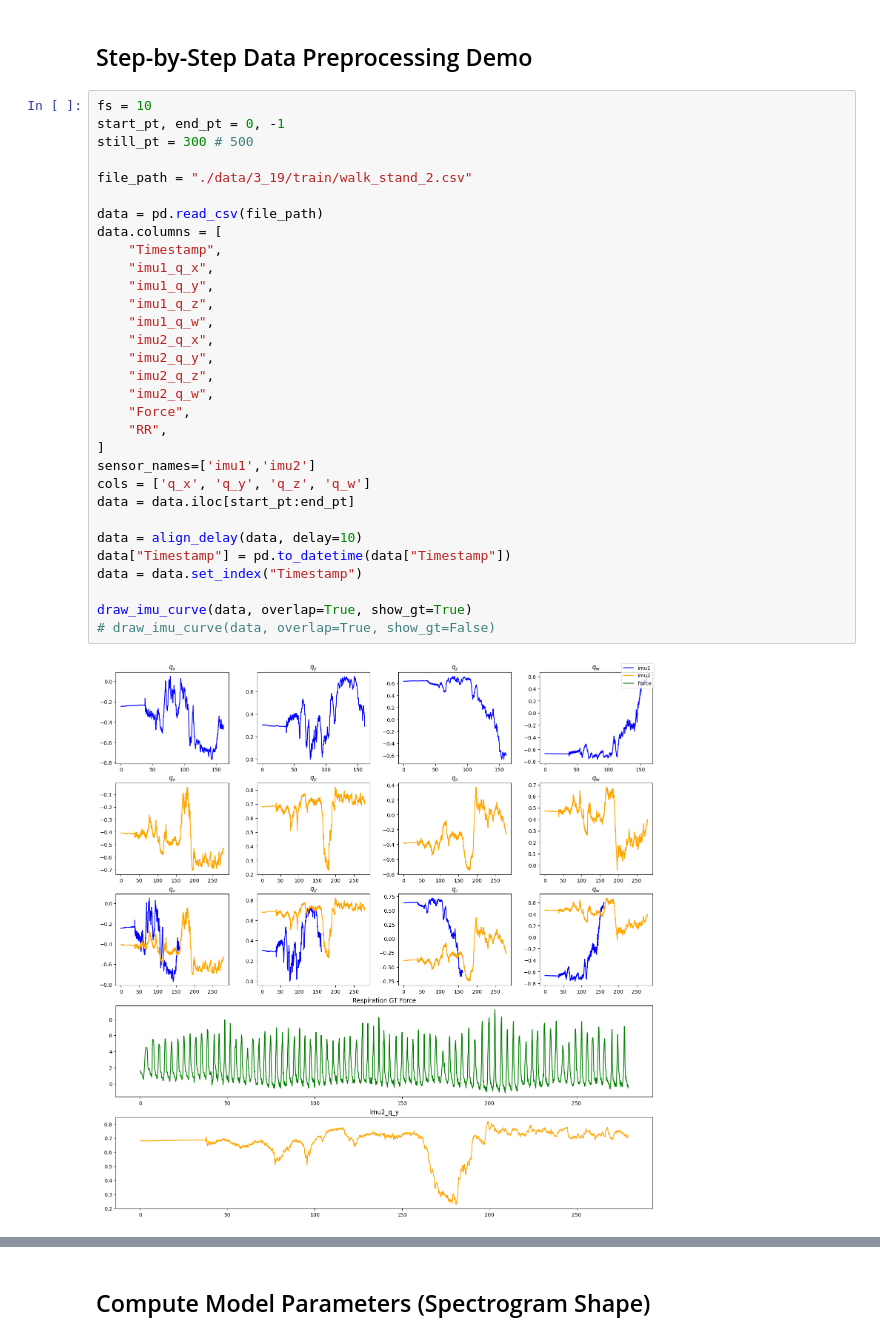
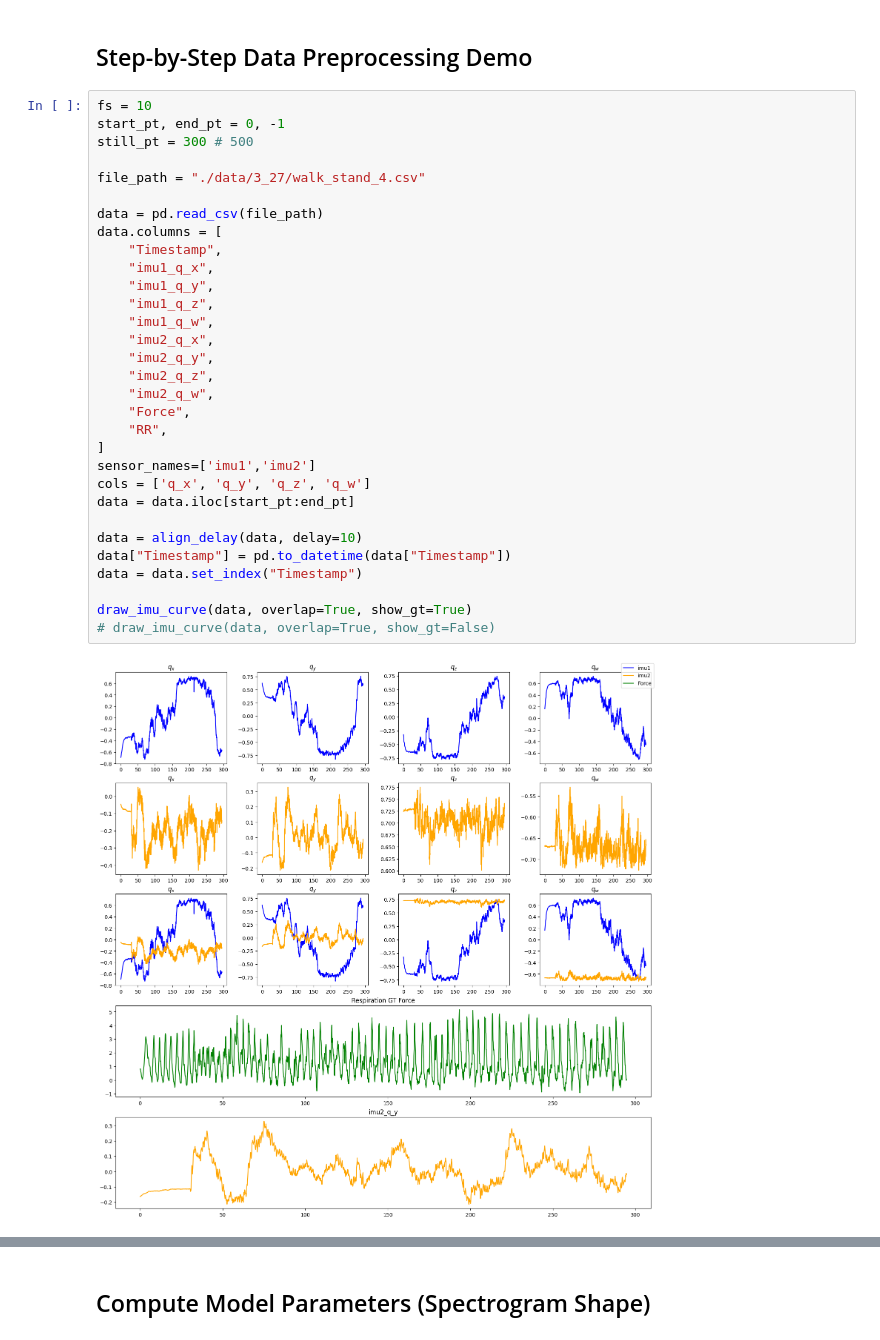
Before and after one commit to Yang-Yun-Yeh/RR-HR, a Jupyter notebook: learning_base.ipynb, the cells around one changed output, grey strips where cells are left out. Saved outputs shown, nothing was run; the diff lists cells and outputs as text.

Commit message:
Add new files and data

```diff
--- a/learning_base.ipynb
+++ b/learning_base.ipynb
@@ -19,35 +22,35 @@ from torch.utils.data import Dataset, DataLoader
 fs = 10
 start_pt, end_pt = 0, -1
 still_pt = 300 # 500
 
-file_path = "./data/3_19/train/walk_stand_2.csv"
+file_path = "./data/3_27/walk_stand_4.csv"
 
 data = pd.read_csv(file_path)
 data.columns = [
     "Timestamp",
     "imu1_q_x",
     "imu1_q_y",
     "imu1_q_z",
     "imu1_q_w",
     "imu2_q_x",
     "imu2_q_y",
     "imu2_q_z",
     "imu2_q_w",
     "Force",
     "RR",
 ]
 sensor_names=['imu1','imu2']
 cols = ['q_x', 'q_y', 'q_z', 'q_w']
 data = data.iloc[start_pt:end_pt]
 
 data = align_delay(data, delay=10)
 data["Timestamp"] = pd.to_datetime(data["Timestamp"])
 data = data.set_index("Timestamp")
 
 draw_imu_curve(data, overlap=True, show_gt=True)
 # draw_imu_curve(data, overlap=True, show_gt=False)
 # %% [output]
-[figure, old version]
+[figure, new version]
 # %%
 # Align IMUs (IMU2 -> IMU1)
 q_corr = Q_RANSAC(data[0:still_pt], pool=1.0, d=0.05)
```
Also changed, not shown: parts of 12 cells of this notebook, 57 other files.
